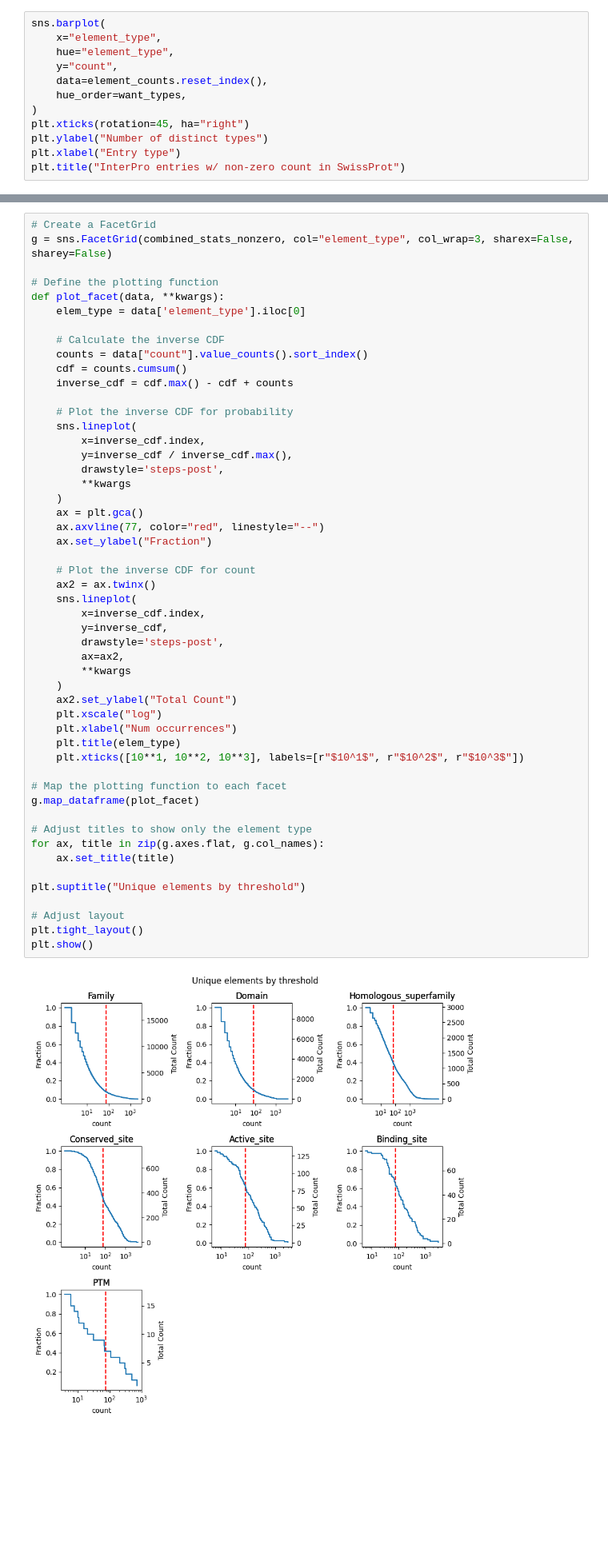
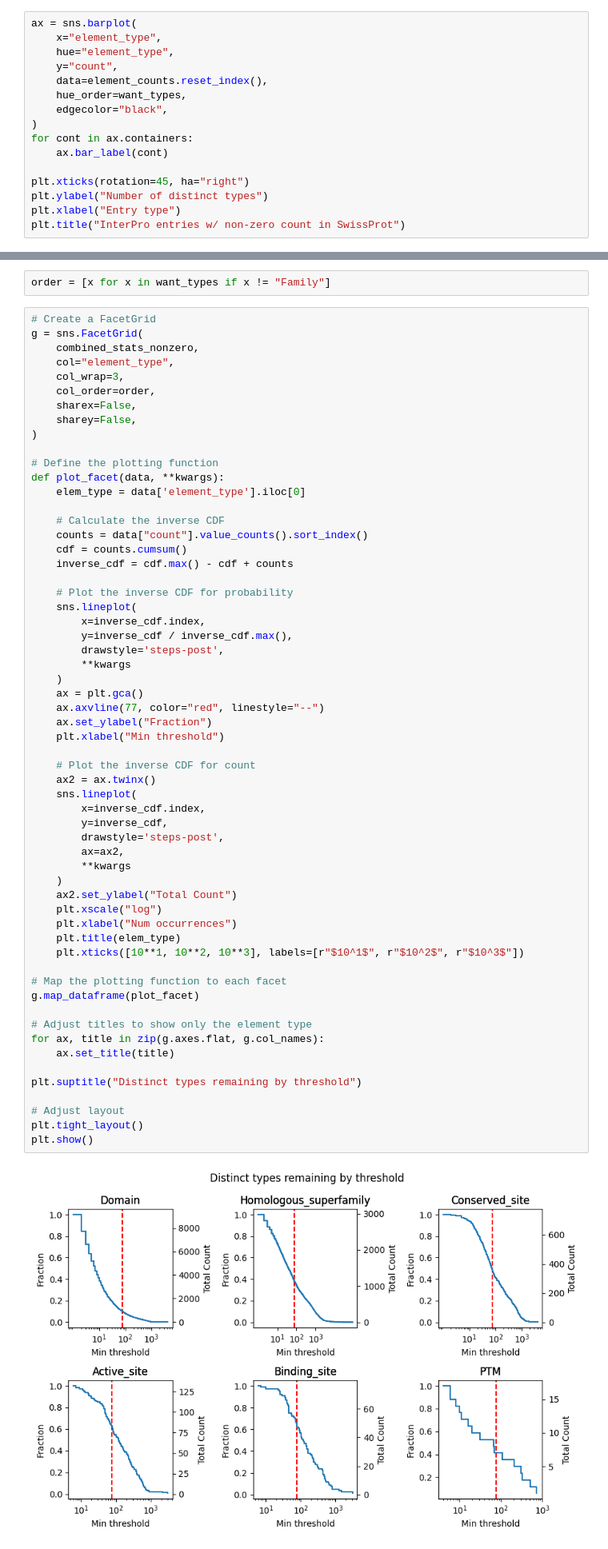
Before and after one commit to rcalef/magneton, a Jupyter notebook: experiments/create_label_subsets.ipynb, the cells around one changed output, grey strips where cells are left out. Shown at 80% size. Cells and saved outputs as stored; diff of their text form; blank space fills up the shorter version.

```diff
--- a/experiments/create_label_subsets.ipynb
+++ b/experiments/create_label_subsets.ipynb
@@ -107,13 +110,17 @@ Binding_site                 76
 PTM                          17
 Name: count, dtype: int64
 # %%
-sns.barplot(
+ax = sns.barplot(
     x="element_type",
     hue="element_type",
     y="count",
     data=element_counts.reset_index(),
     hue_order=want_types,
+    edgecolor="black",
 )
+for cont in ax.containers:
+    ax.bar_label(cont)
+
 plt.xticks(rotation=45, ha="right")
 plt.ylabel("Number of distinct types")
 plt.xlabel("Entry type")
@@ -255,9 +262,18 @@ plt.ylim(-0.02, 1)
 As a somewhat arbitrary choice, we'll use the 90th percentile of counts from domains as the cutoff. This will keep the top 10% of domains in terms of number of observations. Since the other element classes have fewer annotation types, this is most strict for domains (and families, which we may or may not use at all).
 
 Given that we'll do an 80-10-10 split of the dataset, this is roughly a minimum of 60 observations in the train set, which seems reasonable for now.
+# %%
+order = [x for x in want_types if x != "Family"]
 # %%
 # Create a FacetGrid
-g = sns.FacetGrid(combined_stats_nonzero, col="element_type", col_wrap=3, sharex=False, sharey=False)
+g = sns.FacetGrid(
+    combined_stats_nonzero,
+    col="element_type",
+    col_wrap=3,
+    col_order=order,
+    sharex=False,
+    sharey=False,
+)
 
 # Define the plotting function
 def plot_facet(data, **kwargs):
@@ -278,35 +294,36 @@ def plot_facet(data, **kwargs):
     ax = plt.gca()
     ax.axvline(77, color="red", linestyle="--")
     ax.set_ylabel("Fraction")
+    plt.xlabel("Min threshold")
 
     # Plot the inverse CDF for count
     ax2 = ax.twinx()
     sns.lineplot(
         x=inverse_cdf.index,
         y=inverse_cdf,
         drawstyle='steps-post',
         ax=ax2,
         **kwargs
     )
     ax2.set_ylabel("Total Count")
     plt.xscale("log")
     plt.xlabel("Num occurrences")
     plt.title(elem_type)
     plt.xticks([10**1, 10**2, 10**3], labels=[r"$10^1$", r"$10^2$", r"$10^3$"])
 
 # Map the plotting function to each facet
 g.map_dataframe(plot_facet)
 
 # Adjust titles to show only the element type
 for ax, title in zip(g.axes.flat, g.col_names):
     ax.set_title(title)
 
-plt.suptitle("Unique elements by threshold")
+plt.suptitle("Distinct types remaining by threshold")
 
 # Adjust layout
 plt.tight_layout()
 plt.show()
 # %% [output]
-[figure, old version]
+[figure, new version]
 # %%
 # Create a FacetGrid
```
Also changed, not shown: parts of 4 cells of this notebook, 10 other files.
